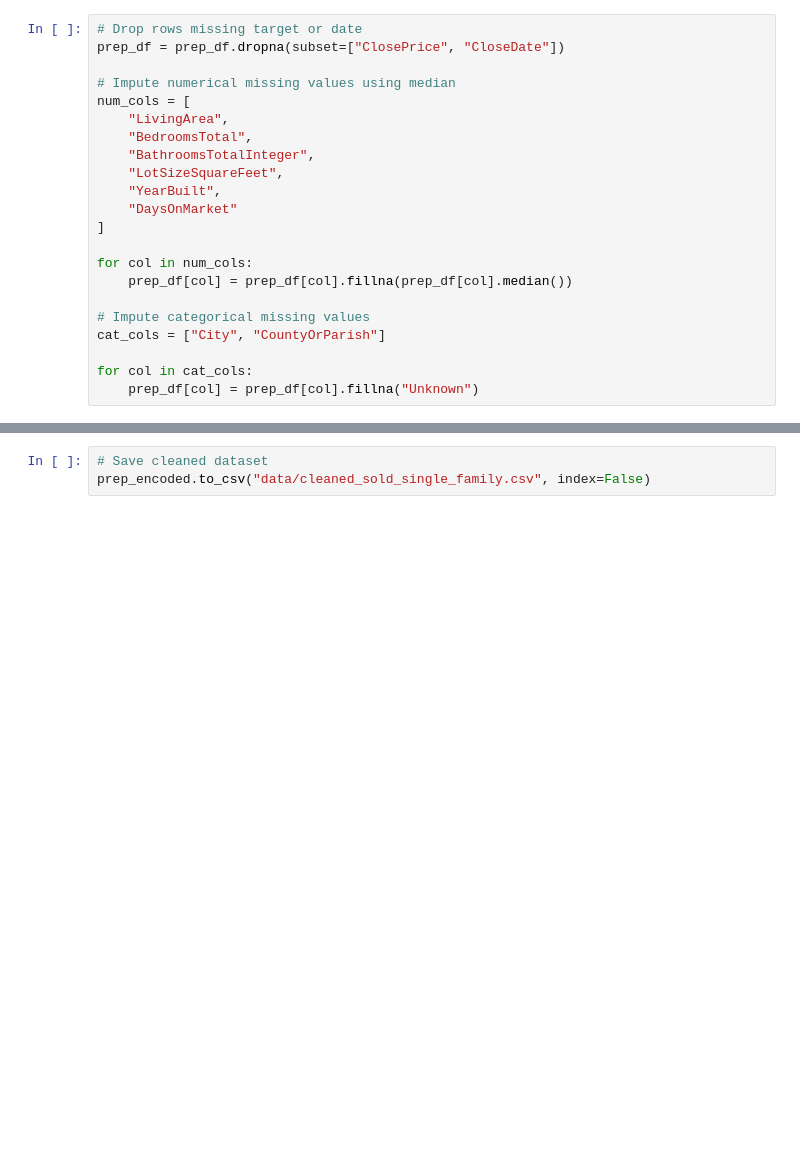
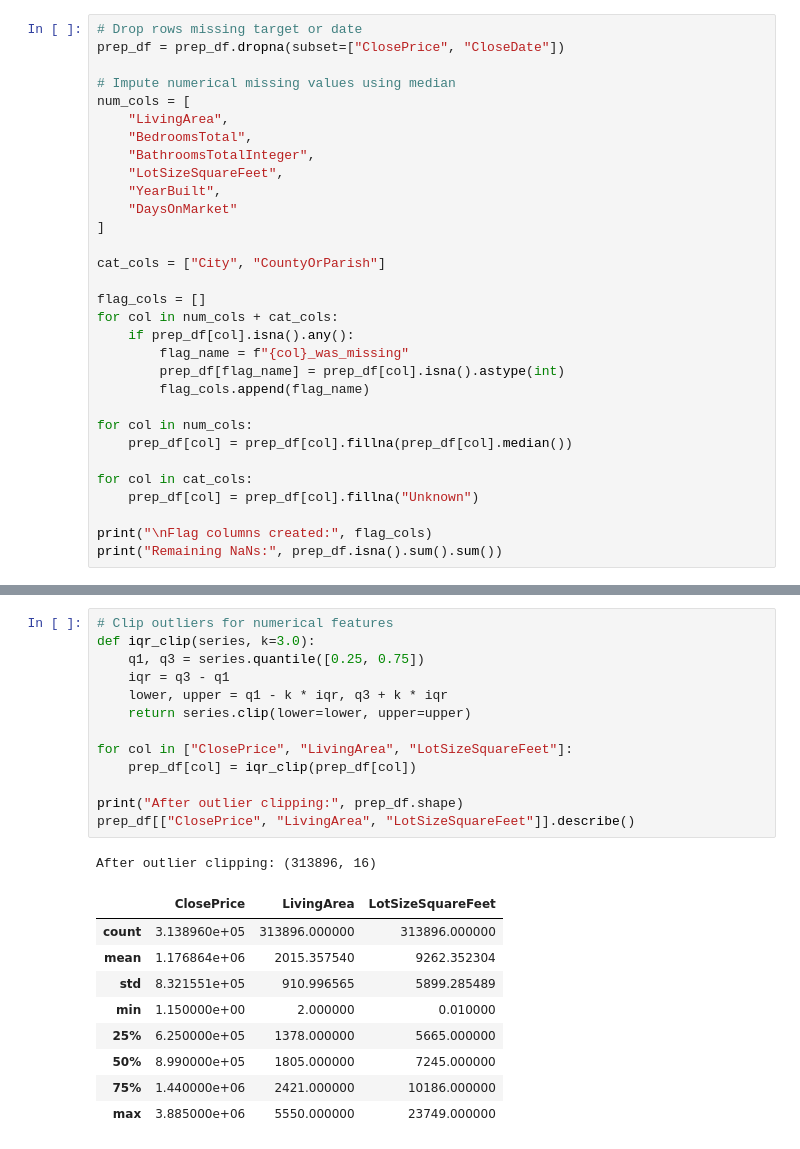
Before and after one commit to yunaxin/IDXExchange_DataScience, a Jupyter notebook: 02_preprocessing.ipynb, the cells around one changed output, grey strips where cells are left out. Drawn from its saved outputs; the diff is of its cells as text; blank space fills up the shorter version.

```diff
--- a/02_preprocessing.ipynb
+++ b/02_preprocessing.ipynb
@@ -96,11 +102,20 @@ num_cols = [
     "DaysOnMarket"
 ]
 
+cat_cols = ["City", "CountyOrParish"]
+
+flag_cols = []
+for col in num_cols + cat_cols:
+    if prep_df[col].isna().any():
+        flag_name = f"{col}_was_missing"
+        prep_df[flag_name] = prep_df[col].isna().astype(int)
+        flag_cols.append(flag_name)
+
 for col in num_cols:
     prep_df[col] = prep_df[col].fillna(prep_df[col].median())
 
-# Impute categorical missing values
-cat_cols = ["City", "CountyOrParish"]
-
 for col in cat_cols:
     prep_df[col] = prep_df[col].fillna("Unknown")
+
+print("\nFlag columns created:", flag_cols)
+print("Remaining NaNs:", prep_df.isna().sum().sum())
@@ -183,3 +138,24 @@ X_train.head()
-# %%
-# Save cleaned dataset
-prep_encoded.to_csv("data/cleaned_sold_single_family.csv", index=False)
+# %%
+# Clip outliers for numerical features
+def iqr_clip(series, k=3.0):
+    q1, q3 = series.quantile([0.25, 0.75])
+    iqr = q3 - q1
+    lower, upper = q1 - k * iqr, q3 + k * iqr
+    return series.clip(lower=lower, upper=upper)
+
+for col in ["ClosePrice", "LivingArea", "LotSizeSquareFeet"]:
+    prep_df[col] = iqr_clip(prep_df[col])
+
+print("After outlier clipping:", prep_df.shape)
+prep_df[["ClosePrice", "LivingArea", "LotSizeSquareFeet"]].describe()
+# %% [output]
+After outlier clipping: (313896, 16)
+|  | ClosePrice | LivingArea | LotSizeSquareFeet |
+| count | 3.138960e+05 | 313896.000000 | 313896.000000 |
+| mean | 1.176864e+06 | 2015.357540 | 9262.352304 |
+| std | 8.321551e+05 | 910.996565 | 5899.285489 |
+| min | 1.150000e+00 | 2.000000 | 0.010000 |
+| 25% | 6.250000e+05 | 1378.000000 | 5665.000000 |
+| 50% | 8.990000e+05 | 1805.000000 | 7245.000000 |
+| 75% | 1.440000e+06 | 2421.000000 | 10186.000000 |
+| max | 3.885000e+06 | 5550.000000 | 23749.000000 |
```
Also changed, not shown: parts of 21 cells of this notebook.
